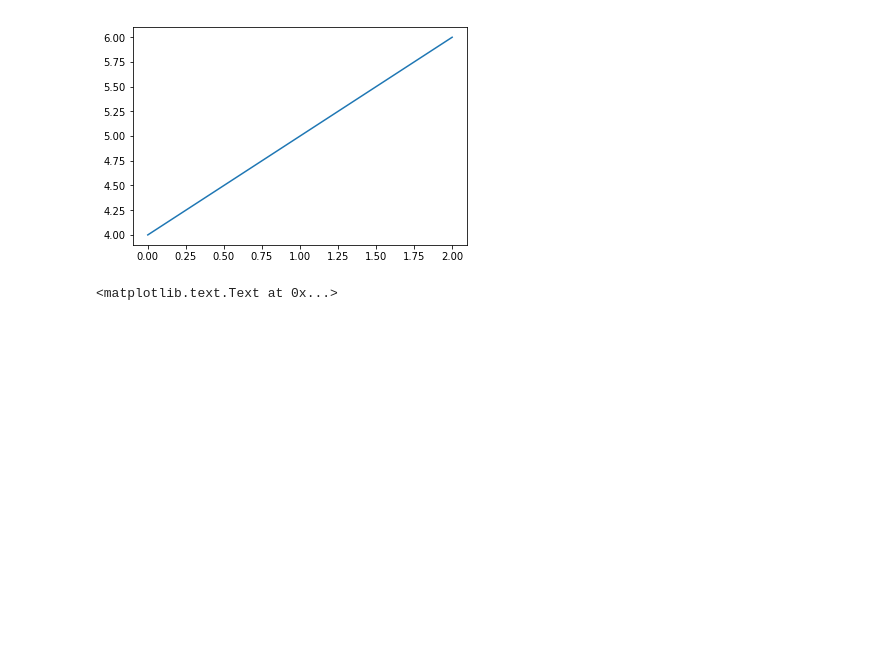
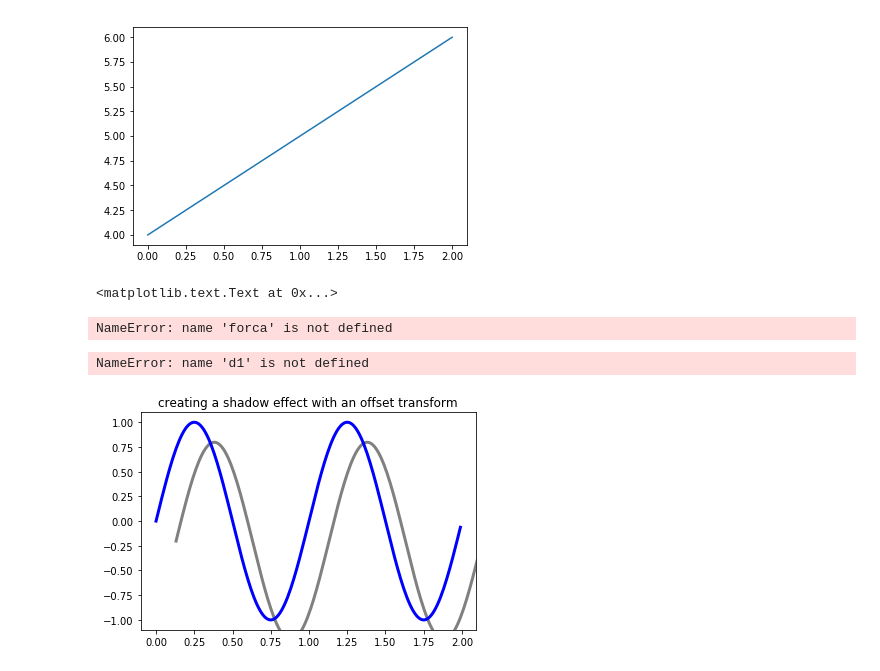
Before and after one commit to bolokoz/eztrut, a Jupyter notebook: eztrut/Tests.ipynb, the cells around one changed output. Drawn from its saved outputs; the diff is of its cells as text; code cells hidden in the pictures; blank space fills up the shorter version.

```diff
--- a/eztrut/Tests.ipynb
+++ b/eztrut/Tests.ipynb
@@ -90,3 +107,9 @@ plt.title('Easy as 1, 2, 3') # subplot 211 title
 [figure]
 [figure]
 <matplotlib.text.Text at 0x...>
+# %%
+plt.annotate("{} kN".format(abs(forca.f / 1000)), xy=(forca.x, 0), xytext=(
+                   forca.x, 0.3), textcoords='figure fraction', arrowprops=dict(arrowstyle="-|>"),
+                             horizontalalignment='center')
+# %% [output]
+NameError: name 'forca' is not defined
@@ -92,0 +182,6 @@ plt.title('Easy as 1, 2, 3') # subplot 211 title
+# %%
+ax.plot(d1, 1, marker=align_marker('>', halign='left'), ms=20,
+        clip_on=False, color='k', transform=ax.get_xaxis_transform())
+plt.show()
+# %% [output]
+NameError: name 'd1' is not defined
@@ -92,0 +190,30 @@ plt.title('Easy as 1, 2, 3') # subplot 211 title
+# %%
+import numpy as np
+import matplotlib.pyplot as plt
+import matplotlib.patches as patches
+import matplotlib.transforms as transforms
+
+fig = plt.figure()
+ax = fig.add_subplot(111)
+
+# make a simple sine wave
+x = np.arange(0., 2., 0.01)
+y = np.sin(2*np.pi*x)
+line, = ax.plot(x, y, lw=3, color='blue')
+
+# shift the object over 2 points, and down 2 points
+dx, dy = 20/72., -20/72.
+offset = transforms.ScaledTranslation(dx, dy,
+  fig.dpi_scale_trans)
+shadow_transform = ax.transData + offset
+
+# now plot the same data with our offset transform;
+# use the zorder to make sure we are below the line
+ax.plot(x, y, lw=3, color='gray',
+  transform=shadow_transform,
+  zorder=0.5*line.get_zorder())
+
+ax.set_title('creating a shadow effect with an offset transform')
+plt.show()
+# %% [output]
+[figure, added]
```
Also changed, not shown: parts of 11 cells of this notebook, 2 other files.
